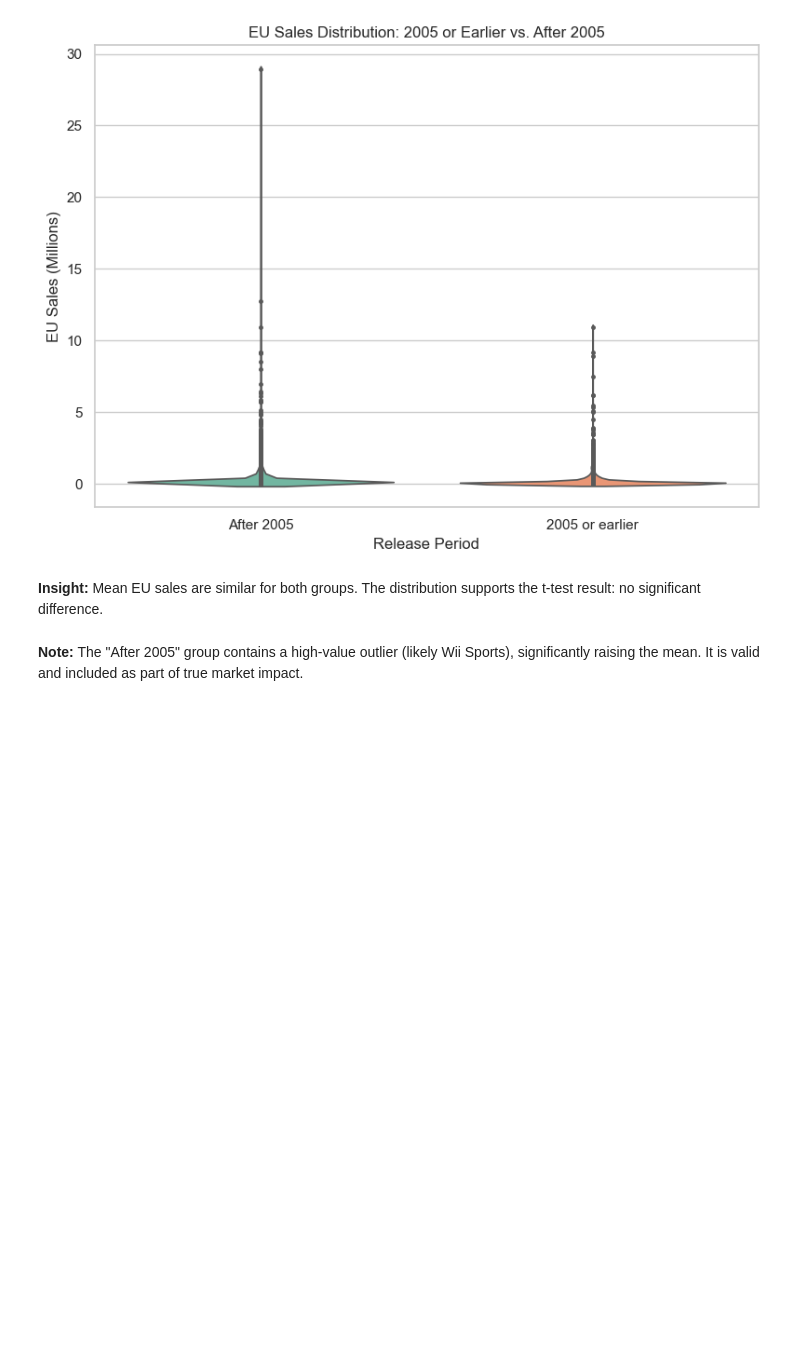
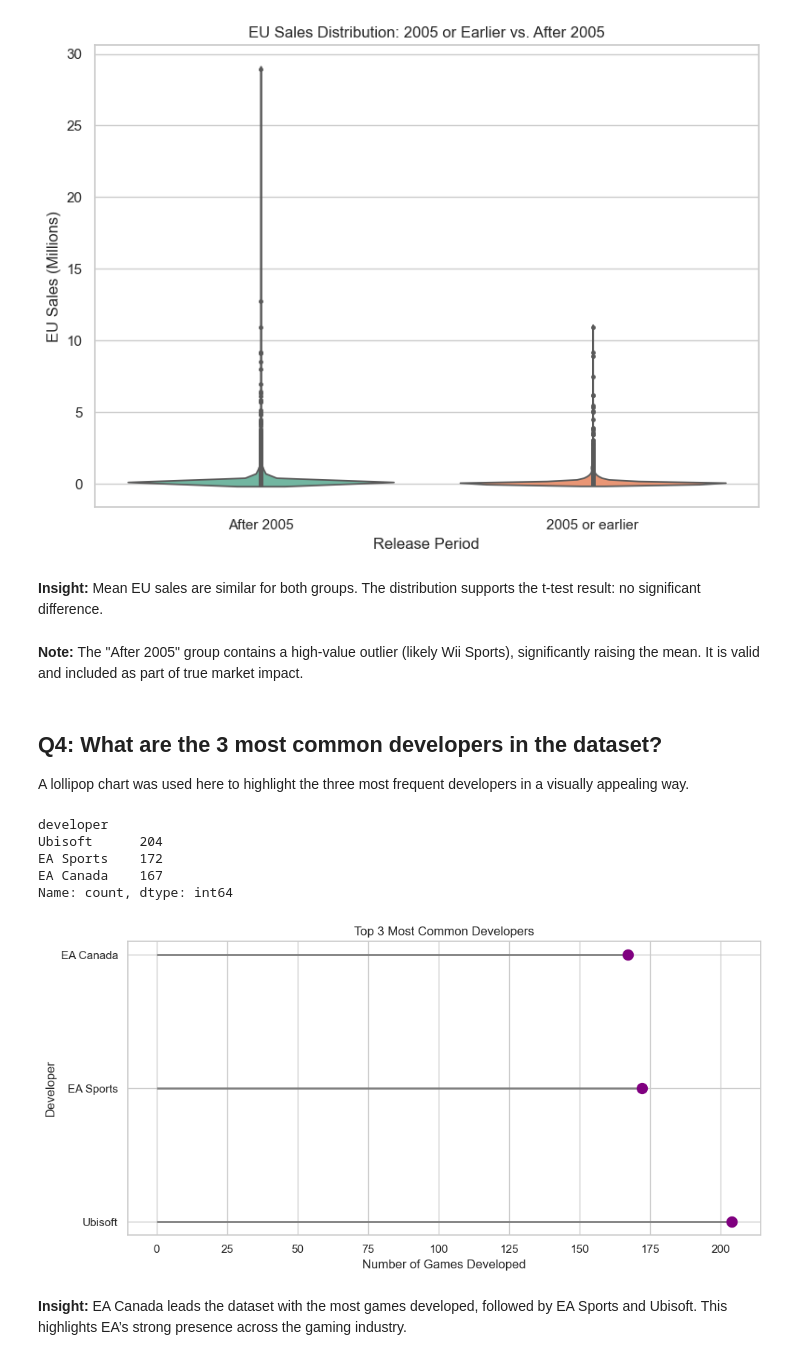
Before and after one commit to RicardoCascallar/ca1-data-visualization-RicardoCascallar, a Jupyter notebook: sba24046_DataVisualization&Communication_CA1.ipynb, the cells around one changed output. Cells and saved outputs as stored; diff of their text form; code cells hidden in the pictures; blank space fills up the shorter version.

```diff
--- a/sba24046_DataVisualization&Communication_CA1.ipynb
+++ b/sba24046_DataVisualization&Communication_CA1.ipynb
@@ -222,3 +244,31 @@ Passing `palette` without assigning `hue` is deprecated and will be removed in v
 **Insight:** Mean EU sales are similar for both groups. The distribution supports the t-test result: no significant difference.
 # %% [markdown]
 **Note:** The "After 2005" group contains a high-value outlier (likely Wii Sports), significantly raising the mean. It is valid and included as part of true market impact.
+# %% [markdown]
+## Q4: What are the 3 most common developers in the dataset?
+
+A lollipop chart was used here to highlight the three most frequent developers in a visually appealing way.
+# %%
+# Get top 3 developers by frequency
+df_devs = df_cleaned[df_cleaned["developer"].notnull()]
+top3_devs = df_devs["developer"].value_counts().nlargest(3)
+print(top3_devs)
+
+# Lollipop chart for variety
+plt.figure(figsize=(10,5))
+plt.hlines(y=top3_devs.index, xmin=0, xmax=top3_devs.values, color="gray", linewidth=2)
+plt.plot(top3_devs.values, top3_devs.index, "o", markersize=10, color="purple")
+plt.title("Top 3 Most Common Developers")
+plt.xlabel("Number of Games Developed")
+plt.ylabel("Developer")
+plt.tight_layout()
+plt.show()
+# %% [output]
+developer
+Ubisoft      204
+EA Sports    172
+EA Canada    167
+Name: count, dtype: int64
+[figure, added]
+# %% [markdown]
+**Insight:** EA Canada leads the dataset with the most games developed, followed by EA Sports and Ubisoft. This highlights EA’s strong presence across the gaming industry.
```
Also changed, not shown: parts of 2 cells of this notebook.
